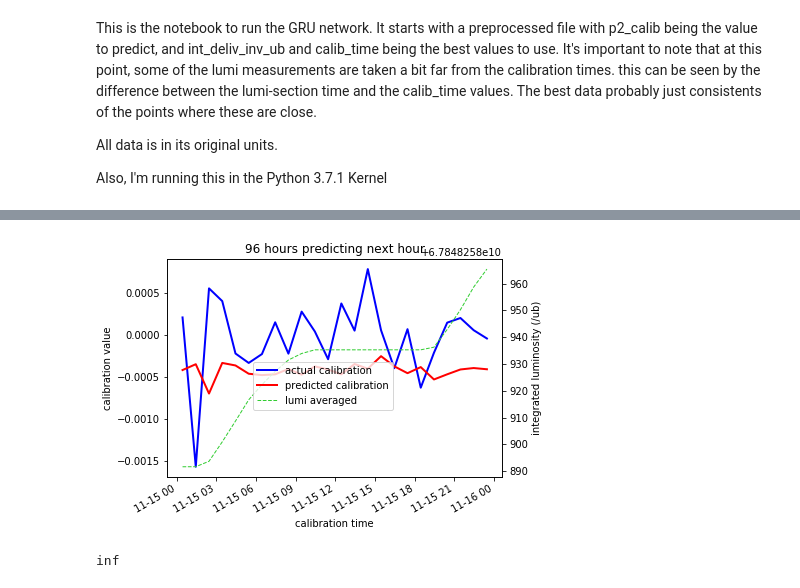
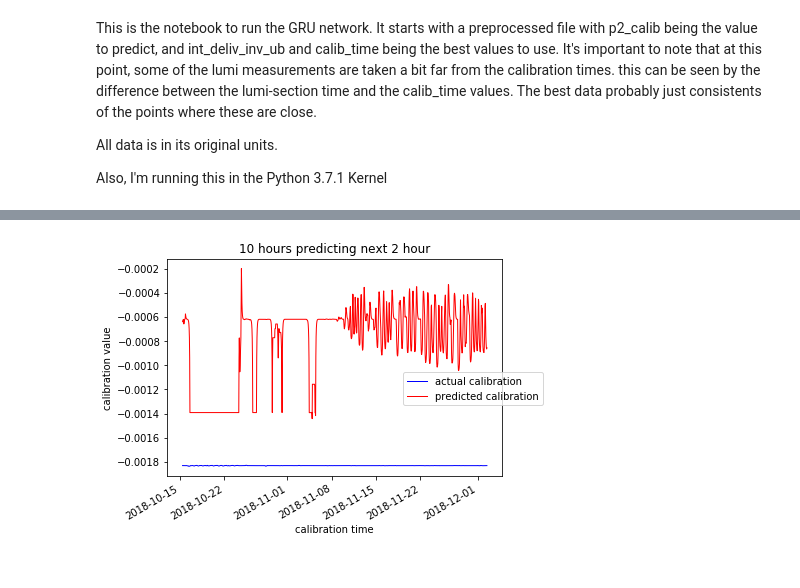
Before and after one commit to UMN-CMS/ECAL_FAIR, a Jupyter notebook: notebooks/GRU.ipynb, the cells around one changed output, grey strips where cells are left out. Cells and saved outputs as stored; diff of their text form; code cells hidden in the pictures.

```diff
--- a/notebooks/GRU.ipynb
+++ b/notebooks/GRU.ipynb
@@ -78,10 +108,0 @@ earlystop = EarlyStopping(monitor="val_loss", min_delta=0, patience=5)
-# %%
-model_history = model.fit(
-    train_input["X"],
-    train_input["target"],
-    batch_size=BATCH_SIZE,
-    epochs=EPOCHS,
-    validation_data=(valid_inputs["X"], valid_inputs["target"]),
-    callbacks=[earlystop],
-    verbose=1,
-)
@@ -121,12 +432,13 @@ dict_keys(['loss', 'val_loss'])
 # %%
 #now we'll test
-data_test_inputs = TimeSeriesTensor(test, "p2_calib", HORIZON, tensor_structure)
+data_test_inputs = TimeSeriesTensor(test, "p2", HORIZON, tensor_structure)
 #print(data_test_inputs['X'][0])
 #print(data_test_inputs['target'][0])
 
 predictions = model.predict(data_test_inputs["X"])
 #print(predictions)
 ev_data = create_evaluation_df(predictions, data_test_inputs, HORIZON, y_scaler)
-#print(ev_data.head())
-test.head()
+ev_groups = ev_data.groupby('h')
+#test.head()
+ev_groups.get_group('t+1')
 # %% [output]
@@ -166,31 +496,21 @@ ev_lumi_zoom = test_lumi_avg[( (test_lumi_avg.index > start) & (test_lumi_avg.in
 # %%
 #lets plot our results
-fig7, ax10 = plt.subplots()
+fig, ax = plt.subplots()
 
-ax10.set_title('{time:.0f} hours predicting next hour'.format(time=T))
-ax10.set_ylabel('calibration value')
-ax10.set_xlabel('calibration time')
-plt.setp(ax10.get_xticklabels(), rotation=30, horizontalalignment='right')
+ev_group = ev_groups.get_group('t+2')
 
-ax10.plot(ev_data_zoom.timestamp, ev_data_zoom.actual,
-         label='actual calibration', color='blue', linewidth=2, linestyle='solid')
+ax.set_title('{time:.0f} hours predicting next 2 hour'.format(time=T))
+ax.set_ylabel('calibration value')
+ax.set_xlabel('calibration time')
+plt.setp(ax.get_xticklabels(), rotation=30, horizontalalignment='right')
 
-ax10.plot(ev_data_zoom.timestamp, ev_data_zoom.prediction,
-         label='predicted calibration', color='red', linewidth=2, linestyle='solid')
+ax.plot(ev_group.timestamp, ev_group.actual,
+         label='actual calibration', color='blue', linewidth=1, linestyle='solid')
 
-#lumi data on alternate y axis
-ax11 = ax10.twinx()
-ax11.set_ylabel('integrated luminosity (/ub)')
-
-ax11.plot(ev_lumi_zoom.index, ev_lumi_zoom,
-         label='lumi averaged', color='limegreen', linewidth=1, linestyle='dashed')
-
+ax.plot(ev_group.timestamp, ev_group.prediction,
+         label='predicted calibration', color='red', linewidth=1, linestyle='solid')
 #legend
-fig7.legend(ncol=1, loc='center')
-fig7.show()
+fig.legend(ncol=1, loc = 'right')
+fig.show()
 # %% [output]
-[figure, old version]
+[figure, new version]
-# %%
-mape(ev_data["prediction"], ev_data["actual"])
-# %% [output]
-inf
```
Also changed, not shown: parts of 24 cells of this notebook, 8 other files.
